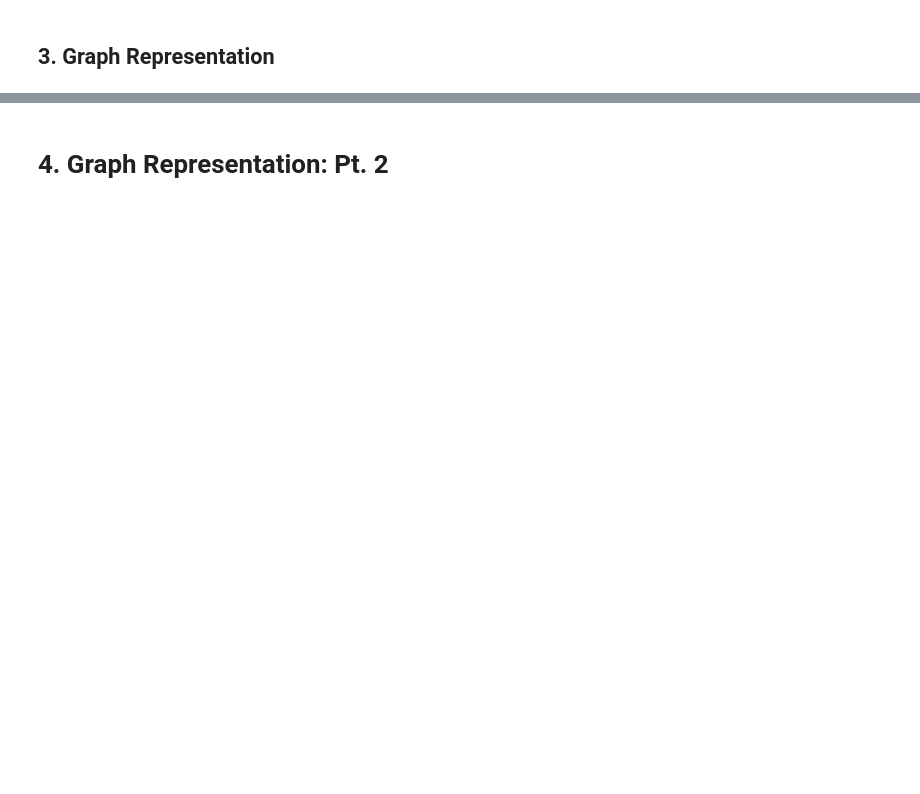
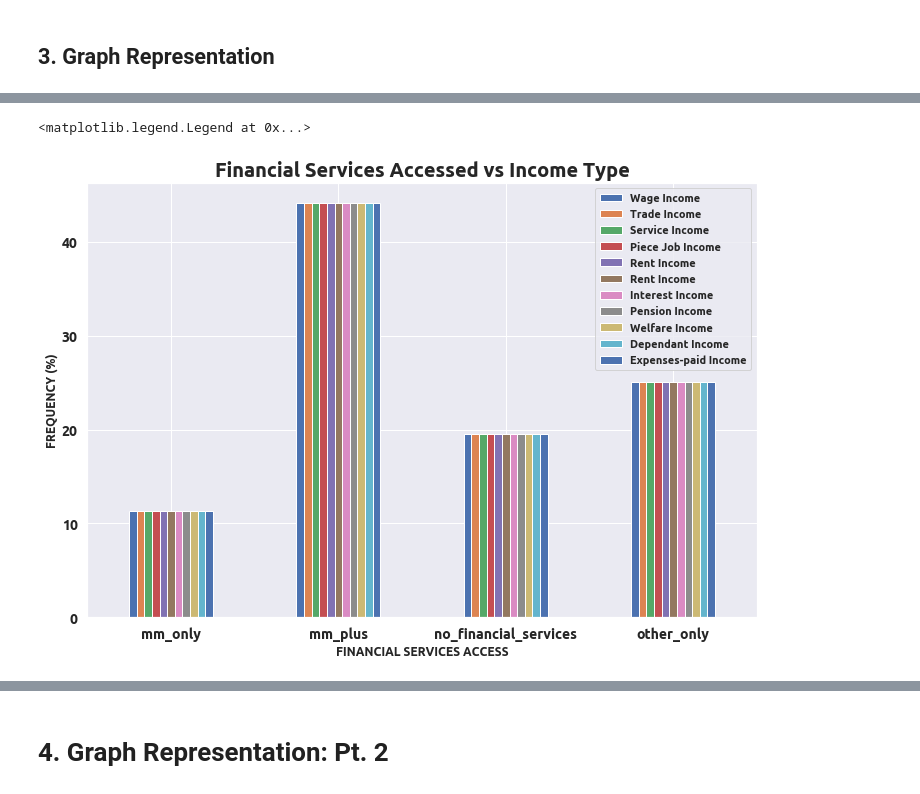
Before and after one commit to Shalom91/DATA-VIZ-Part2, a Jupyter notebook: Financial Services Use in Tanzania.ipynb, the cells around one changed output, grey strips where cells are left out. Drawn from its saved outputs; the diff is of its cells as text; code cells hidden in the pictures; blank space fills up the shorter version.

```diff
--- a/Financial Services Use in Tanzania.ipynb
+++ b/Financial Services Use in Tanzania.ipynb
@@ -335,0 +195,26 @@ Text(0, 0.5, 'frequency')
+# %%
+income_type = tanz_data.groupby('mobile_money_classification').aggregate({'wage_income': 'count',
+                                                               'trade_income': 'count',
+                                                               'service_income': 'count',
+                                                               'piece_income': 'count',
+                                                               'rent_income': 'count',
+                                                               'interest_income': 'count',
+                                                               'pension_income': 'count',
+                                                               'welfare_income': 'count',
+                                                               'dependant_income': 'count',
+                                                               'expansepaid_income': 'count',
+                                                               'other_income': 'count'})
+income_type = (income_type / income_type.sum()) * 100
+# %%
+income_type.plot(kind='bar').set_title('Financial Services Accessed vs Income Type', fontsize=20, weight = 'bold')
+
+plt.xticks(fontsize=14, rotation = 0)
+plt.yticks(fontsize=14)
+plt.ylabel('FREQUENCY (%)')
+plt.xlabel('FINANCIAL SERVICES ACCESS')
+plt.legend(('Wage Income', 'Trade Income', 'Service Income', 'Piece Job Income',
+            'Rent Income', 'Rent Income', 'Interest Income', 'Pension Income',
+            'Welfare Income', 'Dependant Income', 'Expenses-paid Income', 'Other Income'))
+# %% [output]
+<matplotlib.legend.Legend at 0x...>
+[figure, added]
```
Also changed, not shown: parts of 126 cells of this notebook.
